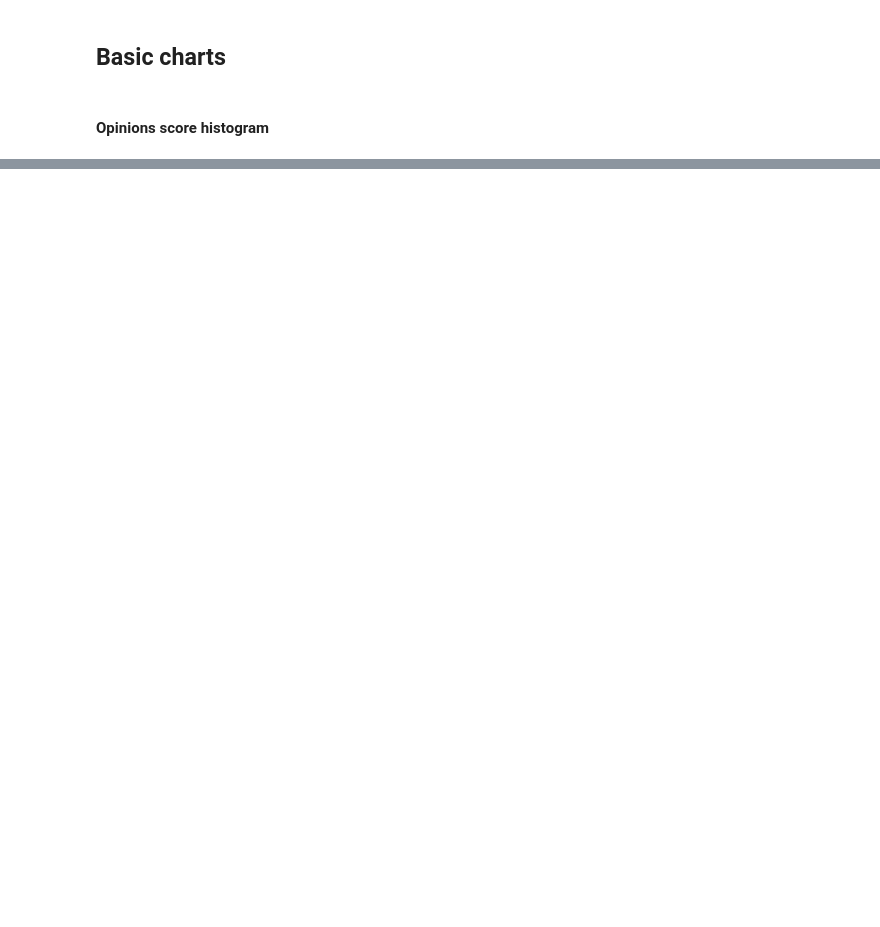
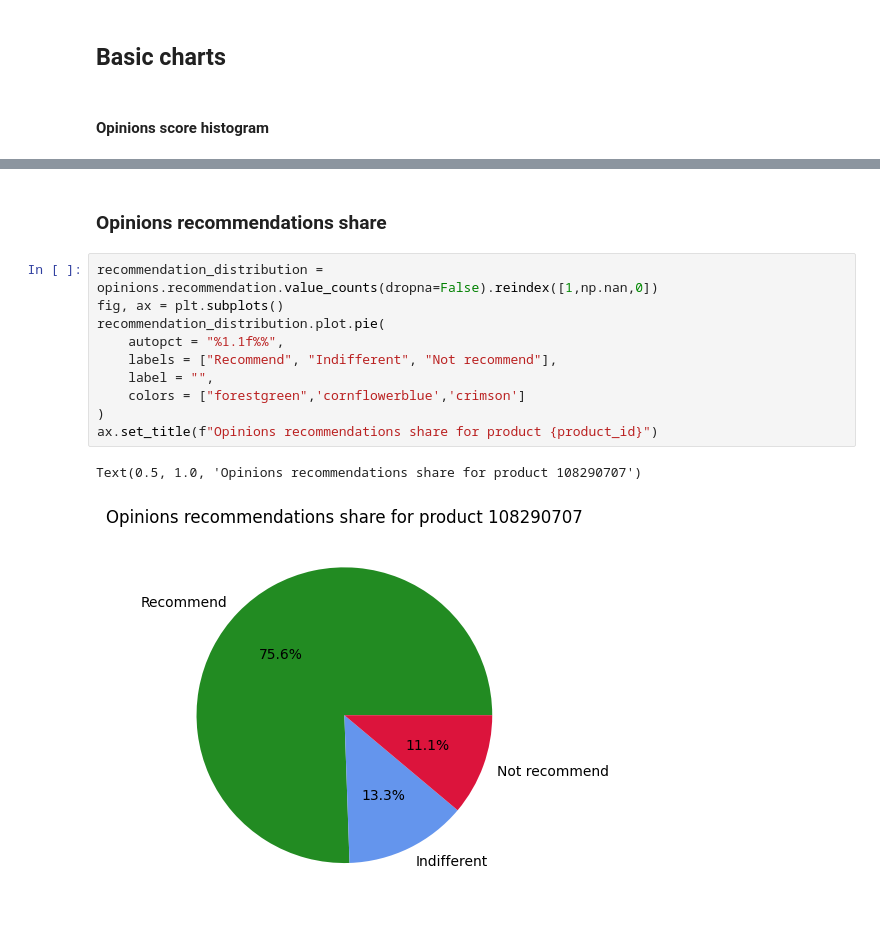
Before and after one commit to hamburger231/CeneoScraperDS, a Jupyter notebook: analyzer.ipynb, the cells around one changed output, grey strips where cells are left out. Saved outputs shown, nothing was run; the diff lists cells and outputs as text; blank space fills up the shorter version.

```diff
--- a/analyzer.ipynb
+++ b/analyzer.ipynb
@@ -39,0 +62,15 @@ score_distribution.plot.bar()
+# %% [markdown]
+### Opinions recommendations share
+# %%
+recommendation_distribution = opinions.recommendation.value_counts(dropna=False).reindex([1,np.nan,0])
+fig, ax = plt.subplots()
+recommendation_distribution.plot.pie(
+    autopct = "%1.1f%%",
+    labels = ["Recommend", "Indifferent", "Not recommend"],
+    label = "",
+    colors = ["forestgreen",'cornflowerblue','crimson']
+)
+ax.set_title(f"Opinions recommendations share for product {product_id}")
+# %% [output]
+Text(0.5, 1.0, 'Opinions recommendations share for product 108290707')
+[figure, added]
```
Also changed, not shown: parts of 8 cells of this notebook.
